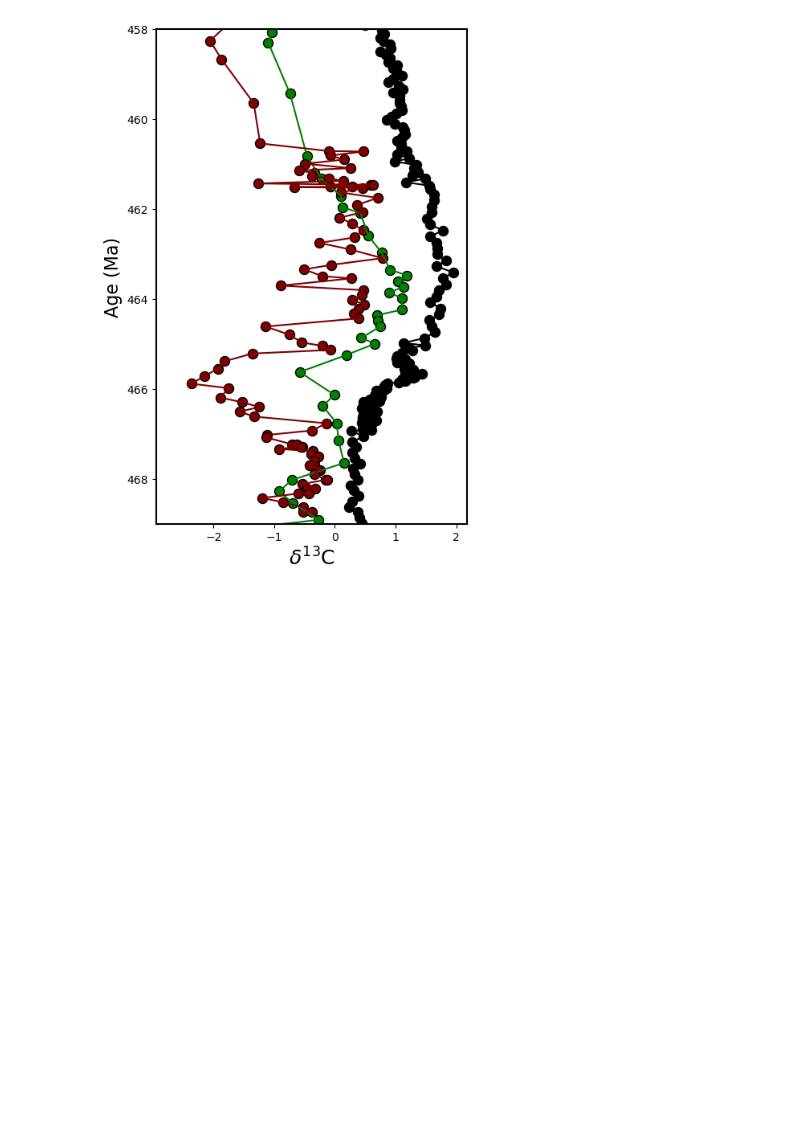
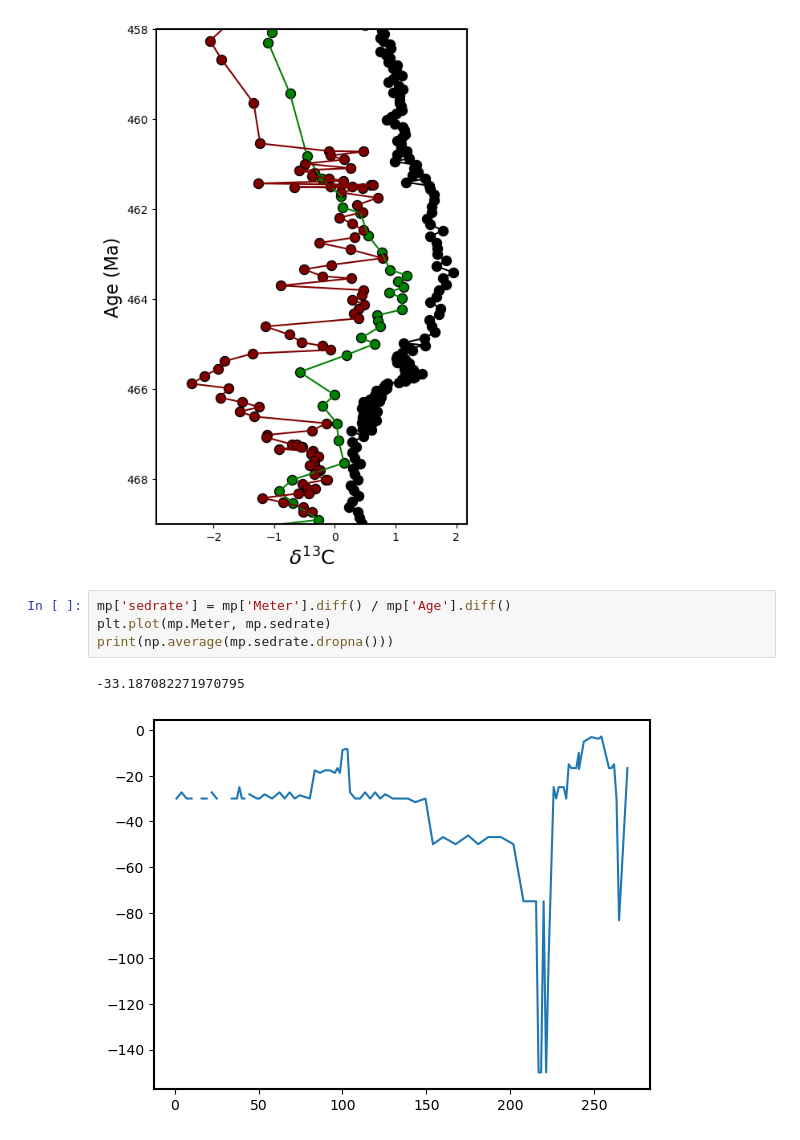
Before and after one commit to datuadiatma/CaOrdovician, a Jupyter notebook: mdice_plot.ipynb, the cells around one changed output. Cells and saved outputs as stored; diff of their text form; blank space fills up the shorter version.

Commit message:
add MDICE Correlation Plot, fix typos

```diff
--- a/mdice_plot.ipynb
+++ b/mdice_plot.ipynb
@@ -133,3 +133,10 @@ ax.set_xlabel('$\delta^{13}$C', fontsize=18)
 # %% [output]
 Text(0.5, 0, '$\\delta^{13}$C')
 [figure]
+# %%
+mp['sedrate'] = mp['Meter'].diff() / mp['Age'].diff()
+plt.plot(mp.Meter, mp.sedrate)
+print(np.average(mp.sedrate.dropna()))
+# %% [output]
+-33.187082271970795
+[figure, added]
```
Also changed, not shown: parts of 6 cells of this notebook, 4 other files.
